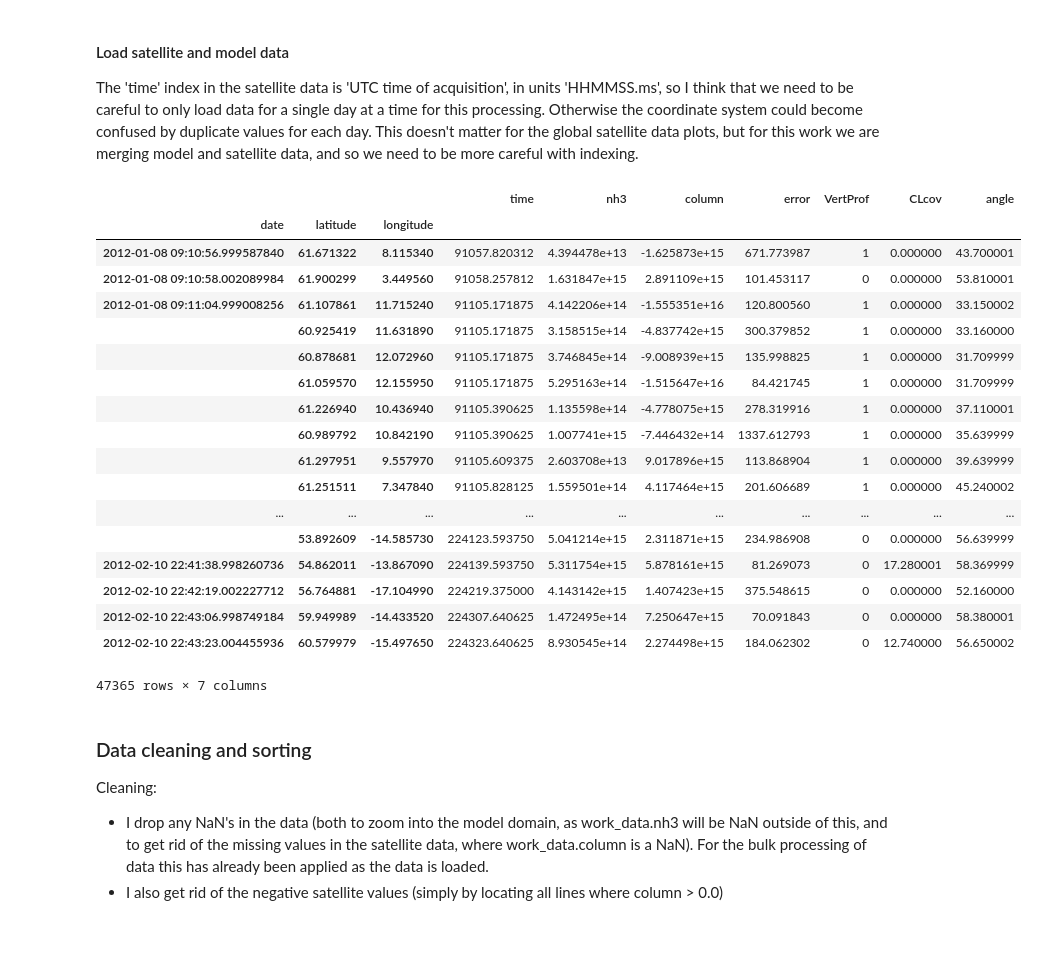
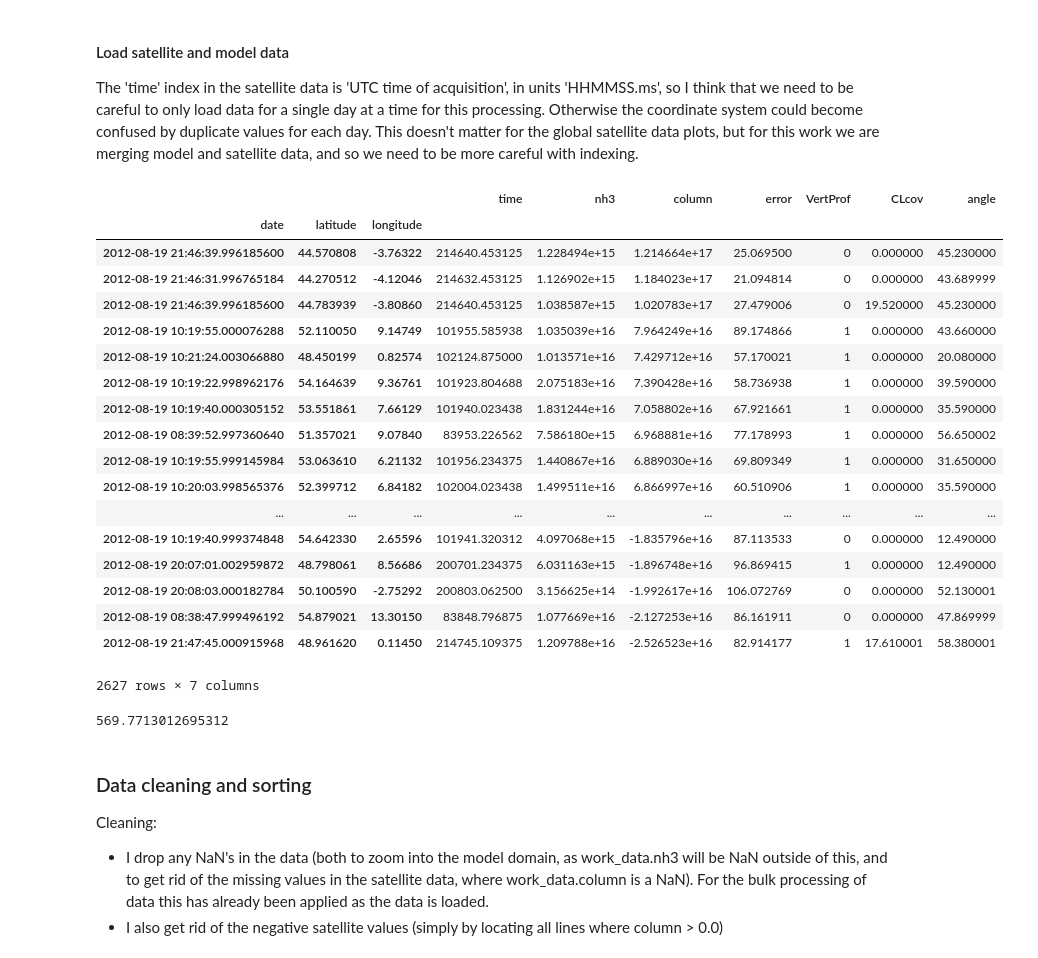
Before and after one commit to douglowe/satellite_data_processing, a Jupyter notebook: bulk_regional_nh3_satellite_model_comparison.ipynb, the cells around one changed output. Cells and saved outputs as stored; diff of their text form; code cells hidden in the pictures.

```diff
--- a/bulk_regional_nh3_satellite_model_comparison.ipynb
+++ b/bulk_regional_nh3_satellite_model_comparison.ipynb
@@ -98,45 +99,57 @@ def load_and_combine_list_of_files(satellite_file_path,model_file_path,start_dat
 
 The 'time' index in the satellite data is 'UTC time of acquisition', in units 'HHMMSS.ms', so I think that we need to be careful to only load data for a single day at a time for this processing. Otherwise the coordinate system could become confused by duplicate values for each day. This doesn't matter for the global satellite data plots, but for this work we are merging model and satellite data, and so we need to be more careful with indexing.
 # %%
-satellite_file_path = '/Volumes/Work_Space/Clearflo/satellite_data/'
-model_file_path = '/Volumes/Work_Space/Clearflo/model_column_data/'
+root_path = '/Users/mbessdl2/Documents/Clearflo_data_analysis/'
+satellite_file_path = root_path+'satellite_data/'
+model_file_path = root_path+'model_column_data/'
 
 # summer
 #start_date = date(2012, 7, 30)
 #end_date = date(2012, 8, 23)
+start_date = date(2012, 8, 19)
+end_date = date(2012, 8, 20)
 # winter
-start_date = date(2012, 1, 8)
-end_date = date(2012, 2, 11)
+#start_date = date(2012, 1, 8)
+#end_date = date(2012, 2, 11)
 # %%
 work_data = load_and_combine_list_of_files(satellite_file_path,model_file_path,start_date,end_date)
 # %%
 #work_data['date2'] = work_data['date'].dt.strftime('%m/%d/%Y')
 #work_data['hour2'] = work_data['date'].dt.strftime('%H:%M:%S.%f')
 
 #df.loc[('bar', 'two'),]
 #work_data.hour2.values
 
-work_data
+#work_data2 = work_data.rename(columns={'nh3':'model', 'column':'satellite'})
+work_data2 = work_data.sort_values(by='column',ascending=False)
+
+
+
+work_data2
 # %% [output]
 |  |  |  | time | nh3 | column | error | VertProf | CLcov | angle |
 | date | latitude | longitude |  |  |  |  |  |  |  |
-| 2012-01-08 09:10:56.999587840 | 61.671322 | 8.115340 | 91057.820312 | 4.394478e+13 | -1.625873e+15 | 671.773987 | 1 | 0.000000 | 43.700001 |
-| 2012-01-08 09:10:58.002089984 | 61.900299 | 3.449560 | 91058.257812 | 1.631847e+15 | 2.891109e+15 | 101.453117 | 0 | 0.000000 | 53.810001 |
-| 2012-01-08 09:11:04.999008256 | 61.107861 | 11.715240 | 91105.171875 | 4.142206e+14 | -1.555351e+16 | 120.800560 | 1 | 0.000000 | 33.150002 |
-|  | 60.925419 | 11.631890 | 91105.171875 | 3.158515e+14 | -4.837742e+15 | 300.379852 | 1 | 0.000000 | 33.160000 |
-|  | 60.878681 | 12.072960 | 91105.171875 | 3.746845e+14 | -9.008939e+15 | 135.998825 | 1 | 0.000000 | 31.709999 |
-|  | 61.059570 | 12.155950 | 91105.171875 | 5.295163e+14 | -1.515647e+16 | 84.421745 | 1 | 0.000000 | 31.709999 |
-|  | 61.226940 | 10.436940 | 91105.390625 | 1.135598e+14 | -4.778075e+15 | 278.319916 | 1 | 0.000000 | 37.110001 |
-|  | 60.989792 | 10.842190 | 91105.390625 | 1.007741e+15 | -7.446432e+14 | 1337.612793 | 1 | 0.000000 | 35.639999 |
-|  | 61.297951 | 9.557970 | 91105.609375 | 2.603708e+13 | 9.017896e+15 | 113.868904 | 1 | 0.000000 | 39.639999 |
-|  | 61.251511 | 7.347840 | 91105.828125 | 1.559501e+14 | 4.117464e+15 | 201.606689 | 1 | 0.000000 | 45.240002 |
+| 2012-08-19 21:46:39.996185600 | 44.570808 | -3.76322 | 214640.453125 | 1.228494e+15 | 1.214664e+17 | 25.069500 | 0 | 0.000000 | 45.230000 |
+| 2012-08-19 21:46:31.996765184 | 44.270512 | -4.12046 | 214632.453125 | 1.126902e+15 | 1.184023e+17 | 21.094814 | 0 | 0.000000 | 43.689999 |
+| 2012-08-19 21:46:39.996185600 | 44.783939 | -3.80860 | 214640.453125 | 1.038587e+15 | 1.020783e+17 | 27.479006 | 0 | 19.520000 | 45.230000 |
+| 2012-08-19 10:19:55.000076288 | 52.110050 | 9.14749 | 101955.585938 | 1.035039e+16 | 7.964249e+16 | 89.174866 | 1 | 0.000000 | 43.660000 |
+| 2012-08-19 10:21:24.003066880 | 48.450199 | 0.82574 | 102124.875000 | 1.013571e+16 | 7.429712e+16 | 57.170021 | 1 | 0.000000 | 20.080000 |
+| 2012-08-19 10:19:22.998962176 | 54.164639 | 9.36761 | 101923.804688 | 2.075183e+16 | 7.390428e+16 | 58.736938 | 1 | 0.000000 | 39.590000 |
+| 2012-08-19 10:19:40.000305152 | 53.551861 | 7.66129 | 101940.023438 | 1.831244e+16 | 7.058802e+16 | 67.921661 | 1 | 0.000000 | 35.590000 |
+| 2012-08-19 08:39:52.997360640 | 51.357021 | 9.07840 | 83953.226562 | 7.586180e+15 | 6.968881e+16 | 77.178993 | 1 | 0.000000 | 56.650002 |
+| 2012-08-19 10:19:55.999145984 | 53.063610 | 6.21132 | 101956.234375 | 1.440867e+16 | 6.889030e+16 | 69.809349 | 1 | 0.000000 | 31.650000 |
+| 2012-08-19 10:20:03.998565376 | 52.399712 | 6.84182 | 102004.023438 | 1.499511e+16 | 6.866997e+16 | 60.510906 | 1 | 0.000000 | 35.590000 |
 | ... | ... | ... | ... | ... | ... | ... | ... | ... | ... |
-|  | 53.892609 | -14.585730 | 224123.593750 | 5.041214e+15 | 2.311871e+15 | 234.986908 | 0 | 0.000000 | 56.639999 |
-| 2012-02-10 22:41:38.998260736 | 54.862011 | -13.867090 | 224139.593750 | 5.311754e+15 | 5.878161e+15 | 81.269073 | 0 | 17.280001 | 58.369999 |
-| 2012-02-10 22:42:19.002227712 | 56.764881 | -17.104990 | 224219.375000 | 4.143142e+15 | 1.407423e+15 | 375.548615 | 0 | 0.000000 | 52.160000 |
-| 2012-02-10 22:43:06.998749184 | 59.949989 | -14.433520 | 224307.640625 | 1.472495e+14 | 7.250647e+15 | 70.091843 | 0 | 0.000000 | 58.380001 |
-| 2012-02-10 22:43:23.004455936 | 60.579979 | -15.497650 | 224323.640625 | 8.930545e+14 | 2.274498e+15 | 184.062302 | 0 | 12.740000 | 56.650002 |
+| 2012-08-19 10:19:40.999374848 | 54.642330 | 2.65596 | 101941.320312 | 4.097068e+15 | -1.835796e+16 | 87.113533 | 0 | 0.000000 | 12.490000 |
+| 2012-08-19 20:07:01.002959872 | 48.798061 | 8.56686 | 200701.234375 | 6.031163e+15 | -1.896748e+16 | 96.869415 | 1 | 0.000000 | 12.490000 |
+| 2012-08-19 20:08:03.000182784 | 50.100590 | -2.75292 | 200803.062500 | 3.156625e+14 | -1.992617e+16 | 106.072769 | 0 | 0.000000 | 52.130001 |
+| 2012-08-19 08:38:47.999496192 | 54.879021 | 13.30150 | 83848.796875 | 1.077669e+16 | -2.127253e+16 | 86.161911 | 0 | 0.000000 | 47.869999 |
+| 2012-08-19 21:47:45.000915968 | 48.961620 | 0.11450 | 214745.109375 | 1.209788e+16 | -2.526523e+16 | 82.914177 | 1 | 17.610001 | 58.380001 |
-47365 rows × 7 columns
+2627 rows × 7 columns
+# %%
+work_data.error.mean()
+# %% [output]
+569.7713012695312
 # %% [markdown]
 ### Data cleaning and sorting
 
```
Also changed, not shown: parts of 11 cells of this notebook.
